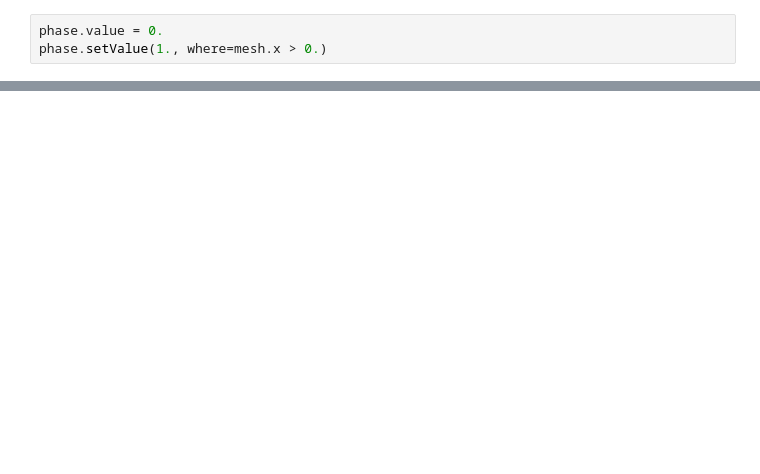
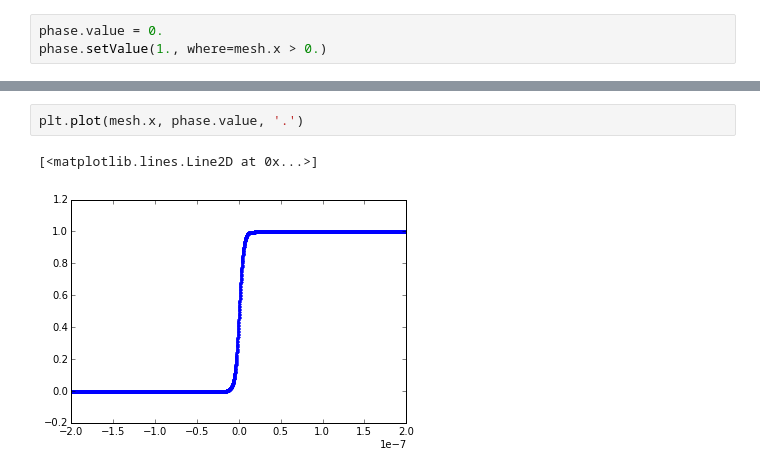
Before and after one commit to usnistgov/PhaseFieldHackathon-FiPy, a Jupyter notebook: problem2.2a-1D.ipynb, the cells around one changed output, grey strips where cells are left out. Drawn from its saved outputs; the diff is of its cells as text; blank space fills up the shorter version.

```diff
--- a/problem2.2a-1D.ipynb
+++ b/problem2.2a-1D.ipynb
@@ -115,0 +127,5 @@ print min(phase), max(phase)
+# %%
+plt.plot(mesh.x, phase.value, '.')
+# %% [output]
+[<matplotlib.lines.Line2D at 0x...>]
+[figure, added]
```
Also changed, not shown: parts of 17 cells of this notebook.
